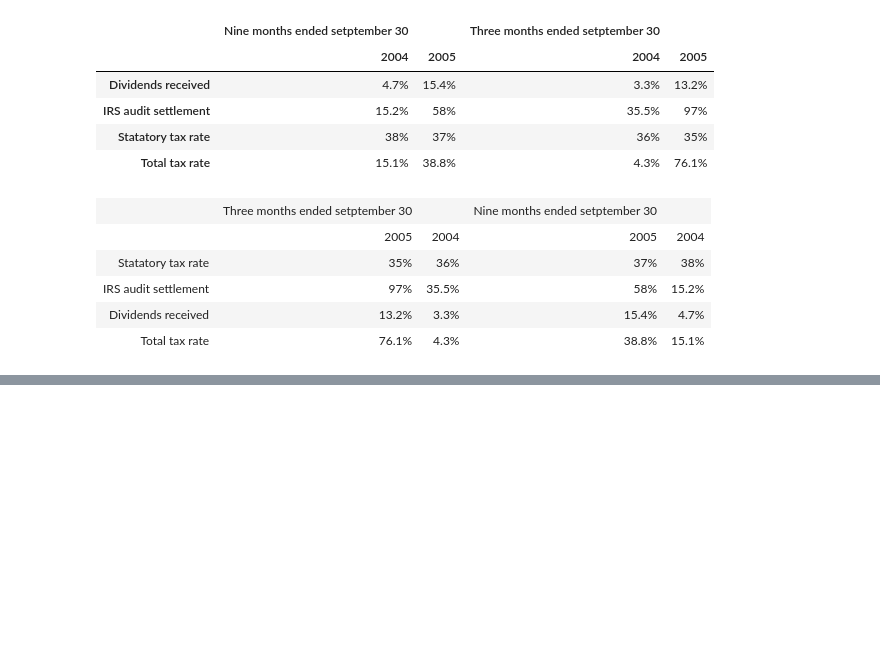
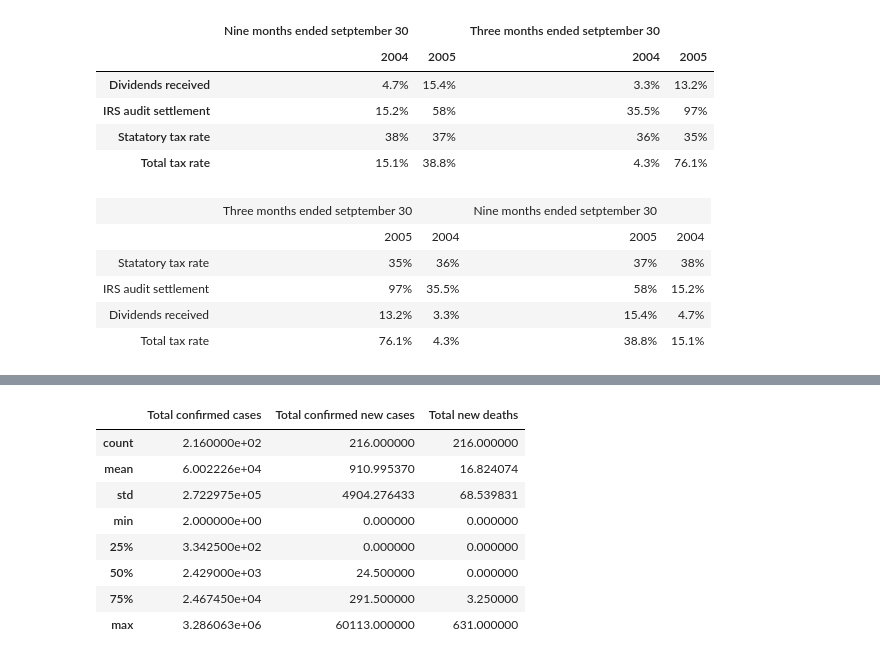
Before and after one commit to CODAIT/text-extensions-for-pandas, a Jupyter notebook: notebooks/Tables.ipynb, the cells around one changed output, grey strips where cells are left out. Drawn from its saved outputs; the diff is of its cells as text; code cells hidden in the pictures; blank space fills up the shorter version.

```diff
--- a/notebooks/Tables.ipynb
+++ b/notebooks/Tables.ipynb
@@ -251,0 +360,12 @@ df.head(100)
+# %%
+df_converted.describe()
+# %% [output]
+|  | Total confirmed cases | Total confirmed new cases | Total new deaths |
+| count | 2.160000e+02 | 216.000000 | 216.000000 |
+| mean | 6.002226e+04 | 910.995370 | 16.824074 |
+| std | 2.722975e+05 | 4904.276433 | 68.539831 |
+| min | 2.000000e+00 | 0.000000 | 0.000000 |
+| 25% | 3.342500e+02 | 0.000000 | 0.000000 |
+| 50% | 2.429000e+03 | 24.500000 | 0.000000 |
+| 75% | 2.467450e+04 | 291.500000 | 3.250000 |
+| max | 3.286063e+06 | 60113.000000 | 631.000000 |
```
Also changed, not shown: parts of 24 cells of this notebook, 1 other file.
